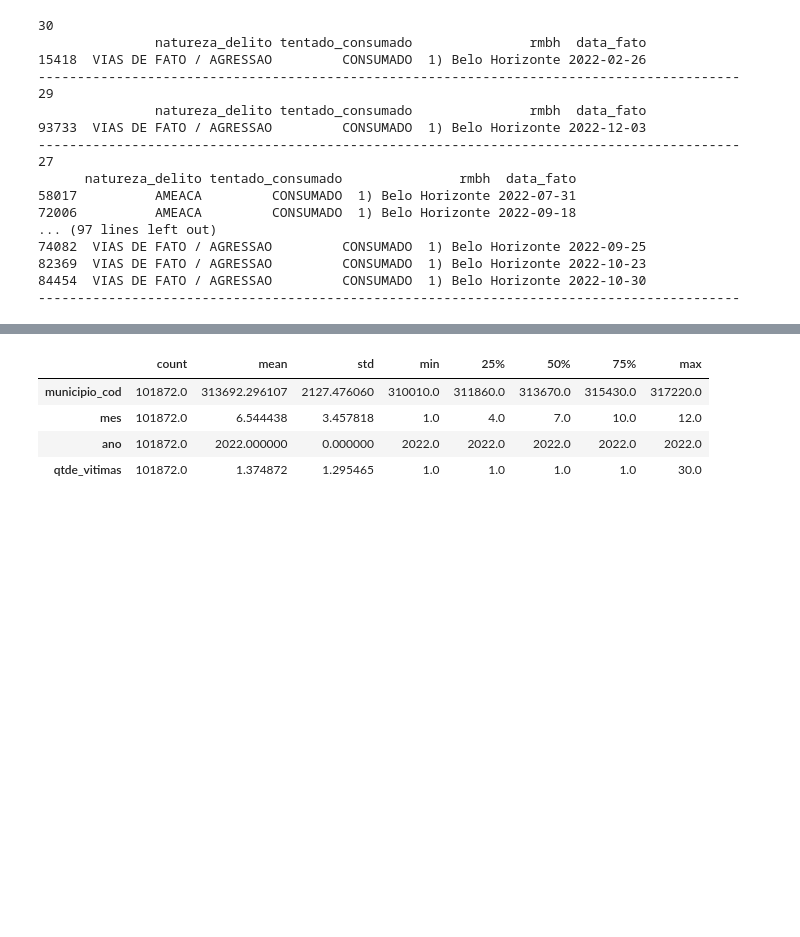
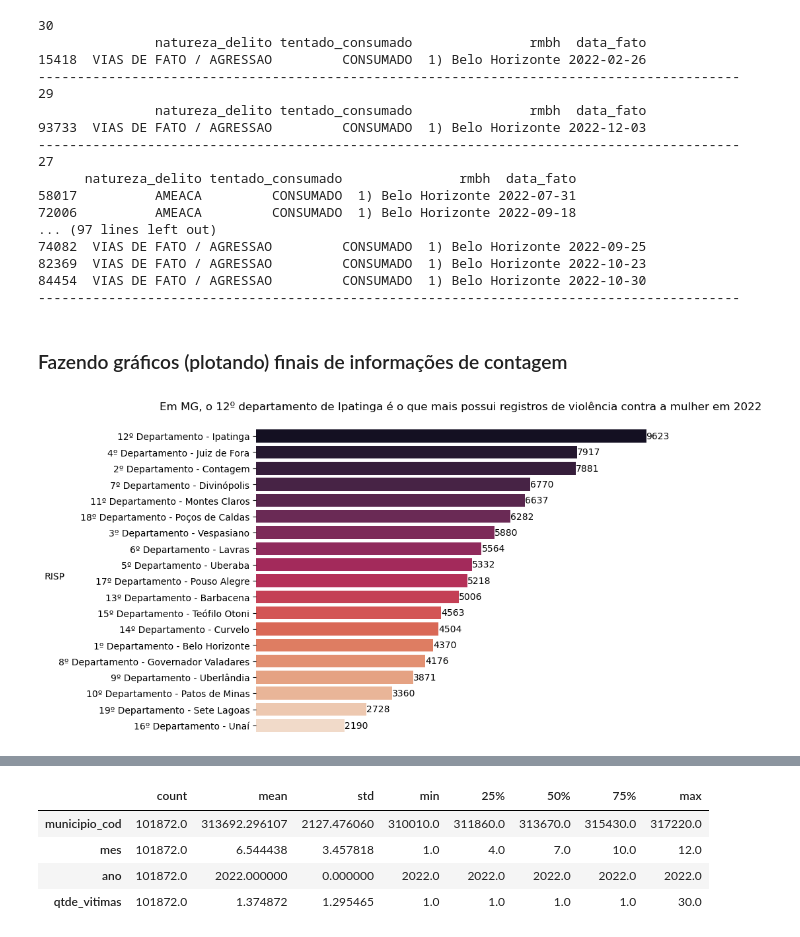
Before and after one commit to cassiasamp/letec_2023, a Jupyter notebook: notebooks/analise_LETEC.ipynb, the cells around one changed output, grey strips where cells are left out. Cells and saved outputs as stored; diff of their text form; code cells hidden in the pictures; blank space fills up the shorter version.

```diff
--- a/notebooks/analise_LETEC.ipynb
+++ b/notebooks/analise_LETEC.ipynb
@@ -314,3 +318,5 @@ for v in values:
 82369  VIAS DE FATO / AGRESSAO         CONSUMADO  1) Belo Horizonte 2022-10-23
 84454  VIAS DE FATO / AGRESSAO         CONSUMADO  1) Belo Horizonte 2022-10-30
 ------------------------------------------------------------------------------------------
+# %% [markdown]
+### Fazendo gráficos (plotando) finais de informações de contagem
@@ -316,0 +325,13 @@ for v in values:
+# %%
+plt.figure(figsize=(8, 6))
+ax = sns.countplot(y='risp', data=df, order = df['risp'].value_counts().index, palette='rocket')
+sns.despine(bottom = True, left = True)
+ax.set_title('Em MG, o 12º departamento de Ipatinga é o que mais possui registros de violência contra a mulher em 2022', pad=20)
+#ax.figure.subplots_adjust(top=.85, bottom=.12)
+#ax.set_title('', fontsize=9)
+ax.set(xticks=[])
+ax.set(xlabel=None)
+ax.set_ylabel(ylabel='RISP', rotation=-1)
+ax.bar_label(ax.containers[0]);
+# %% [output]
+[figure, added]
```
Also changed, not shown: parts of 102 cells of this notebook.
